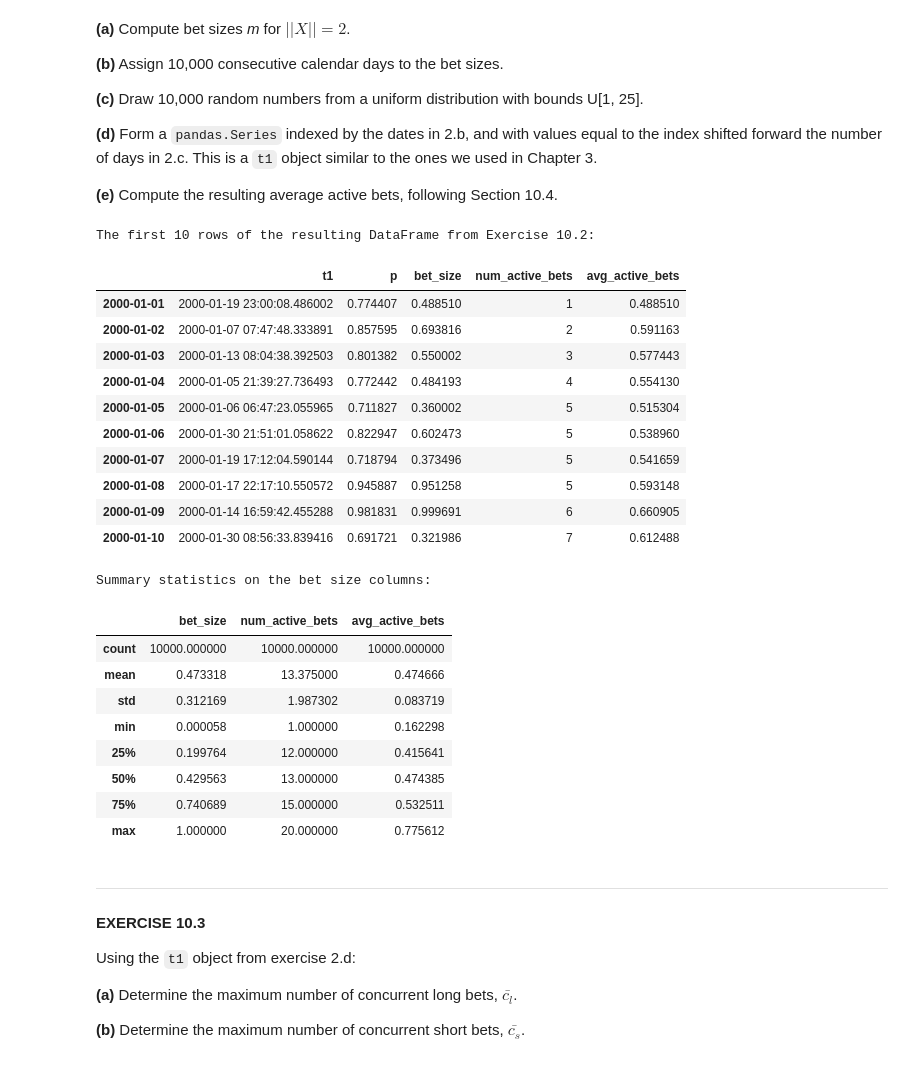
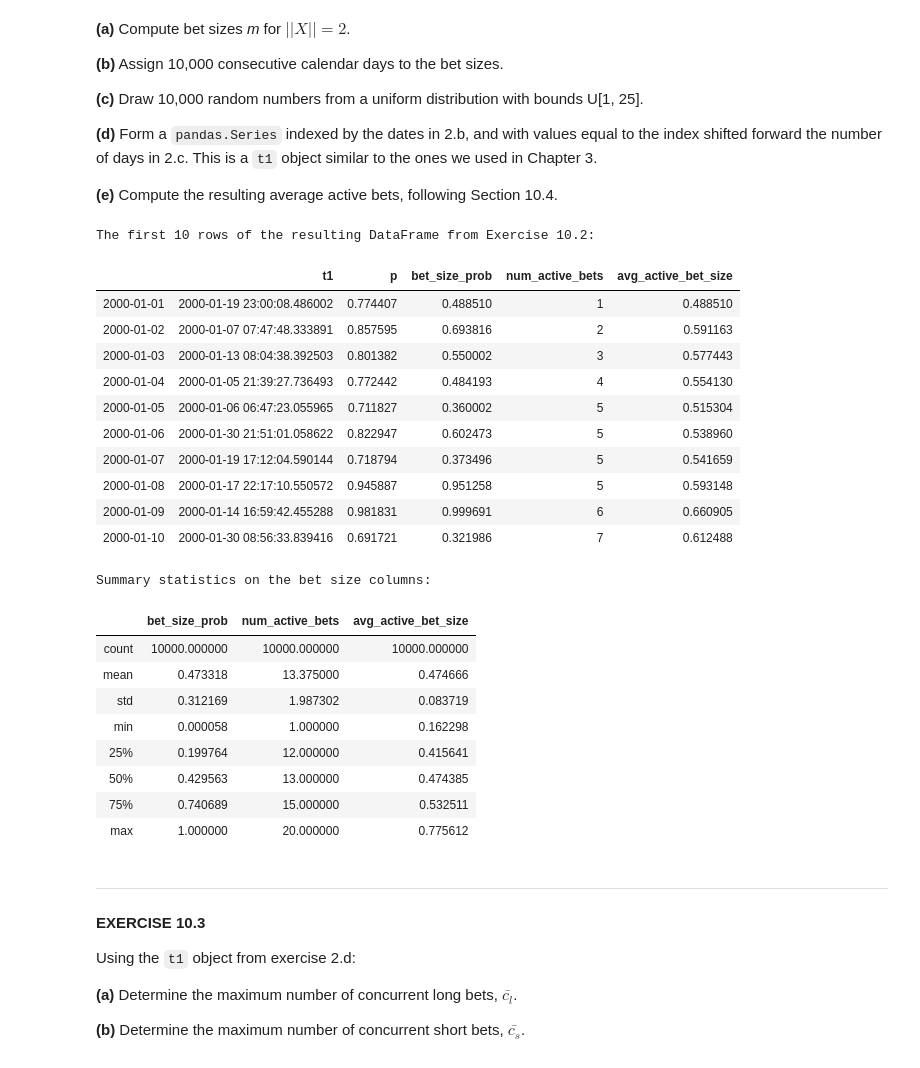
Before and after one commit to AI-Stuff/hudson-and-thames-research, a Jupyter notebook: Chapter10/Chapter10_Exercises.ipynb, the cells around one changed output. Saved outputs shown, nothing was run; the diff lists cells and outputs as text; code cells hidden in the pictures.

```diff
--- a/Chapter10/Chapter10_Exercises.ipynb
+++ b/Chapter10/Chapter10_Exercises.ipynb
@@ -100,37 +100,37 @@ shift_list = np.random.uniform(1., 25., sample_size)
 shift_dt = np.array([dt.timedelta(days=d) for d in shift_list])
 
 
 # 10.2(d) Create a pandas.Series object
 dates_shifted = dates + shift_dt
 t1 = pd.Series(data=dates_shifted, index=dates)
 
 # Collect the series into a single DataFrame.
 df_events = pd.concat(objs=[t1, bet_sizes], axis=1)
-df_events = df_events.rename(columns={0: 't1', 1: 'bet_size'})
+df_events = df_events.rename(columns={0: 't1', 1: 'bet_size_prob'})
 df_events['p'] = P_t
-df_events = df_events[['t1', 'p', 'bet_size']]
+df_events = df_events[['t1', 'p', 'bet_size_prob']]
 
 
 # 10.2(e) Compute the average active bets (sizes).
 avg_bet = pd.Series()
 active_bets = pd.Series()
 for idx, val in t1.iteritems():
     active_idx = t1[(t1.index<=idx)&(t1>idx)].index
     num_active = len(active_idx)
     active_bets[idx] = num_active
     avg_bet[idx] = bet_sizes[active_idx].mean()
 
 df_events['num_active_bets'] = active_bets
 df_events['avg_active_bet_size'] = avg_bet
 
 
 print("The first 10 rows of the resulting DataFrame from Exercise 10.2:")
 display(df_events.head(10))
 print("Summary statistics on the bet size columns:")
-display(df_events[['bet_size', 'num_active_bets', 'avg_active_bets']].describe())
+display(df_events[['bet_size_prob', 'num_active_bets', 'avg_active_bet_size']].describe())
 # %% [output]
 The first 10 rows of the resulting DataFrame from Exercise 10.2:
-|  | t1 | p | bet_size | num_active_bets | avg_active_bets |
+|  | t1 | p | bet_size_prob | num_active_bets | avg_active_bet_size |
 | 2000-01-01 | 2000-01-19 23:00:08.486002 | 0.774407 | 0.488510 | 1 | 0.488510 |
 | 2000-01-02 | 2000-01-07 07:47:48.333891 | 0.857595 | 0.693816 | 2 | 0.591163 |
 | 2000-01-03 | 2000-01-13 08:04:38.392503 | 0.801382 | 0.550002 | 3 | 0.577443 |
@@ -142,7 +142,7 @@ The first 10 rows of the resulting DataFrame from Exercise 10.2:
 | 2000-01-09 | 2000-01-14 16:59:42.455288 | 0.981831 | 0.999691 | 6 | 0.660905 |
 | 2000-01-10 | 2000-01-30 08:56:33.839416 | 0.691721 | 0.321986 | 7 | 0.612488 |
 Summary statistics on the bet size columns:
-|  | bet_size | num_active_bets | avg_active_bets |
+|  | bet_size_prob | num_active_bets | avg_active_bet_size |
 | count | 10000.000000 | 10000.000000 | 10000.000000 |
 | mean | 0.473318 | 13.375000 | 0.474666 |
 | std | 0.312169 | 1.987302 | 0.083719 |
```
Also changed, not shown: parts of 8 cells of this notebook.
